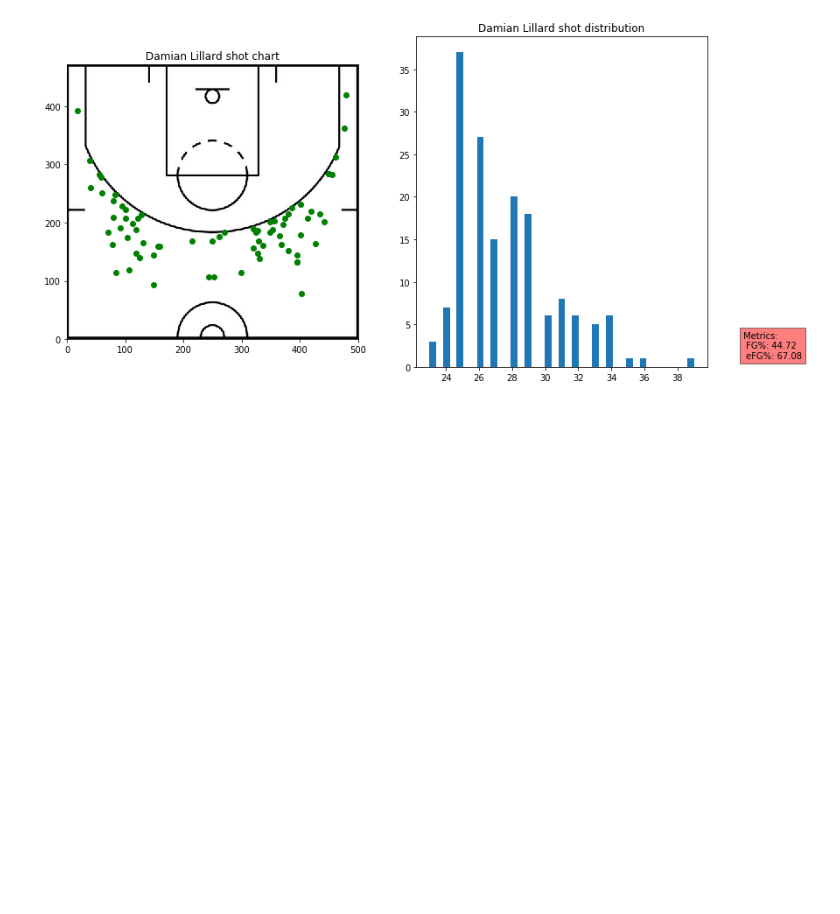
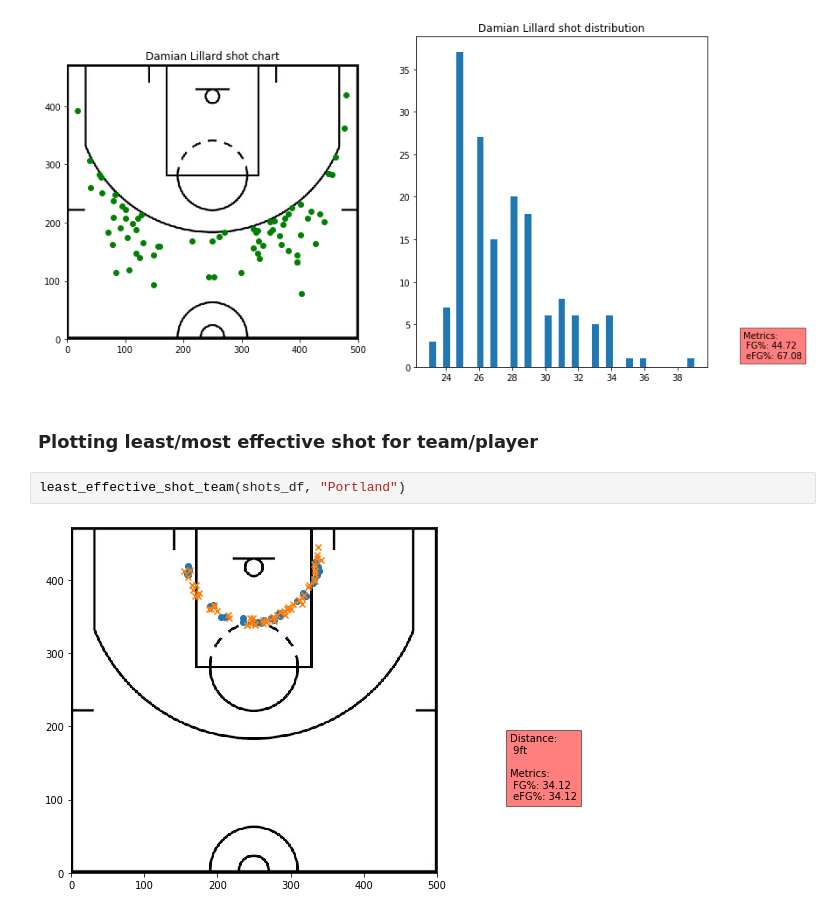
Before and after one commit to theccalderon/shot_chart, a Jupyter notebook: index.ipynb, the cells around one changed output. Drawn from its saved outputs; the diff is of its cells as text; blank space fills up the shorter version.

```diff
--- a/index.ipynb
+++ b/index.ipynb
@@ -114,3 +114,9 @@ plot_player(shots_df, "Damian Lillard")
 plot_player(shots_df, "Damian Lillard",date_range=1,missed=False, attempt="3-pointer")
 # %% [output]
 [figure]
+# %% [markdown]
+### Plotting least/most effective shot for team/player
+# %%
+least_effective_shot_team(shots_df, "Portland")
+# %% [output]
+[figure, added]
```
Also changed, not shown: 3 other files.
